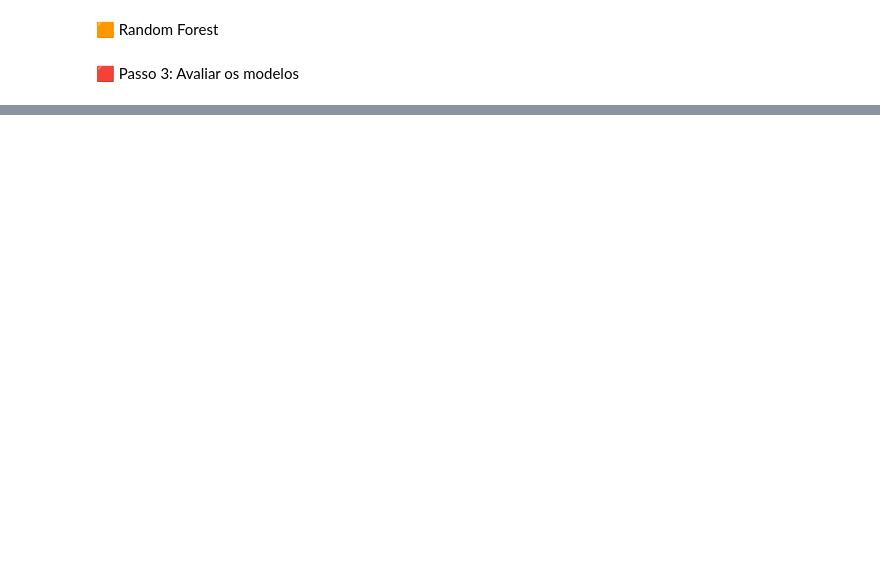
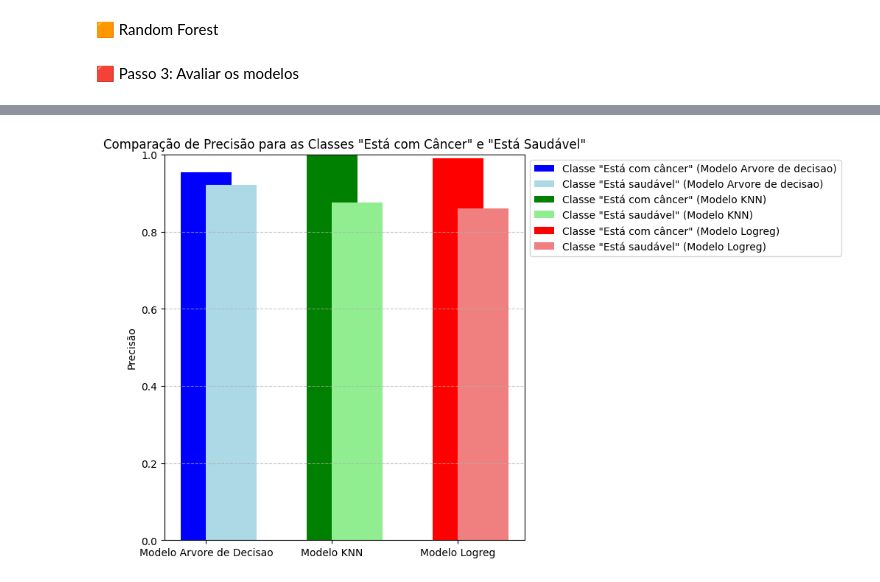
Before and after one commit to Antoniojrsales/Datascience, a Jupyter notebook: Proj_Breastcancer/Aula2_machine_learning_BreastCancer.ipynb, the cells around one changed output, grey strips where cells are left out. Cells and saved outputs as stored; diff of their text form; code cells hidden in the pictures; blank space fills up the shorter version.

```diff
--- a/Proj_Breastcancer/Aula2_machine_learning_BreastCancer.ipynb
+++ b/Proj_Breastcancer/Aula2_machine_learning_BreastCancer.ipynb
@@ -369,0 +495,51 @@ plt.show()
+# %%
+# Criar os DataFrames das matrizes de confusão
+conf_matrix_1 = pd.DataFrame(con, index=['Esta com cancer', 'Esta saudavel'], columns=['Previu que estava com CA', 'Previu que estava saudavel'])
+conf_matrix_2 = pd.DataFrame(con_knn, index=['Esta com cancer', 'Esta saudavel'], columns=['Previu que estava com CA', 'Previu que estava saudavel'])
+conf_matrix_3 = pd.DataFrame(con_logreg, index=['Esta com cancer', 'Esta saudavel'], columns=['Previu que estava com CA', 'Previu que estava saudavel'])
+
+# Concatenar as matrizes de confusão em um único DataFrame
+def_conf_matrix_all = pd.concat([conf_matrix_1, conf_matrix_2, conf_matrix_3], keys=['Modelo Arvore de decisao', 'Modelo KNN', 'Modelo Logreg'])
+# %%
+# Precisão para a classe "Está com câncer" (1)
+precision_1_model_1 = conf_matrix_1.iloc[0, 0] / (conf_matrix_1.iloc[0, 0] + conf_matrix_1.iloc[0, 1])  # TP1 / (TP1 + FP1)
+precision_1_model_2 = conf_matrix_2.iloc[0, 0] / (conf_matrix_2.iloc[0, 0] + conf_matrix_2.iloc[0, 1])
+precision_1_model_3 = conf_matrix_3.iloc[0, 0] / (conf_matrix_3.iloc[0, 0] + conf_matrix_3.iloc[0, 1])
+
+# Precisão para a classe "Está saudável" (0)
+precision_0_model_1 = conf_matrix_1.iloc[1, 1] / (conf_matrix_1.iloc[1, 1] + conf_matrix_1.iloc[1, 0])  # TP0 / (TP0 + FP0)
+precision_0_model_2 = conf_matrix_2.iloc[1, 1] / (conf_matrix_2.iloc[1, 1] + conf_matrix_2.iloc[1, 0])
+precision_0_model_3 = conf_matrix_3.iloc[1, 1] / (conf_matrix_3.iloc[1, 1] + conf_matrix_3.iloc[1, 0])
+
+# Criar lista de precisões para cada modelo e classe
+precisions_model_1 = [precision_1_model_1, precision_0_model_1]
+precisions_model_2 = [precision_1_model_2, precision_0_model_2]
+precisions_model_3 = [precision_1_model_3, precision_0_model_3]
+
+# Modelos
+models = ['Modelo Arvore de Decisao', 'Modelo KNN', 'Modelo Logreg']
+
+# Plotar gráfico de barras para as precisões de ambas as classes
+fig, ax = plt.subplots(figsize=(10, 6))
+
+# Gráfico de barras para cada classe e modelo
+ax.bar(models[0], precisions_model_1[0], color='blue', label='Classe "Está com câncer" (Modelo Arvore de decisao)', width=0.4, align='center')
+ax.bar(models[0], precisions_model_1[1], color='lightblue', label='Classe "Está saudável" (Modelo Arvore de decisao)', width=0.4, align='edge')
+
+ax.bar(models[1], precisions_model_2[0], color='green', label='Classe "Está com câncer" (Modelo KNN)', width=0.4, align='center')
+ax.bar(models[1], precisions_model_2[1], color='lightgreen', label='Classe "Está saudável" (Modelo KNN)', width=0.4, align='edge')
+
+ax.bar(models[2], precisions_model_3[0], color='red', label='Classe "Está com câncer" (Modelo Logreg)', width=0.4, align='center')
+ax.bar(models[2], precisions_model_3[1], color='lightcoral', label='Classe "Está saudável" (Modelo Logreg)', width=0.4, align='edge')
+
+# Adicionar detalhes ao gráfico
+plt.title('Comparação de Precisão para as Classes "Está com Câncer" e "Está Saudável"')
+plt.ylabel('Precisão')
+plt.ylim(0, 1)
+plt.xticks(rotation=0)
+plt.legend(loc='upper left', bbox_to_anchor=(1, 1))
+plt.tight_layout()
+plt.grid(axis='y', linestyle='--', alpha=0.7)
+plt.show()
+# %% [output]
+[figure, added]
```
Also changed, not shown: parts of 30 cells of this notebook, 2 other files.
